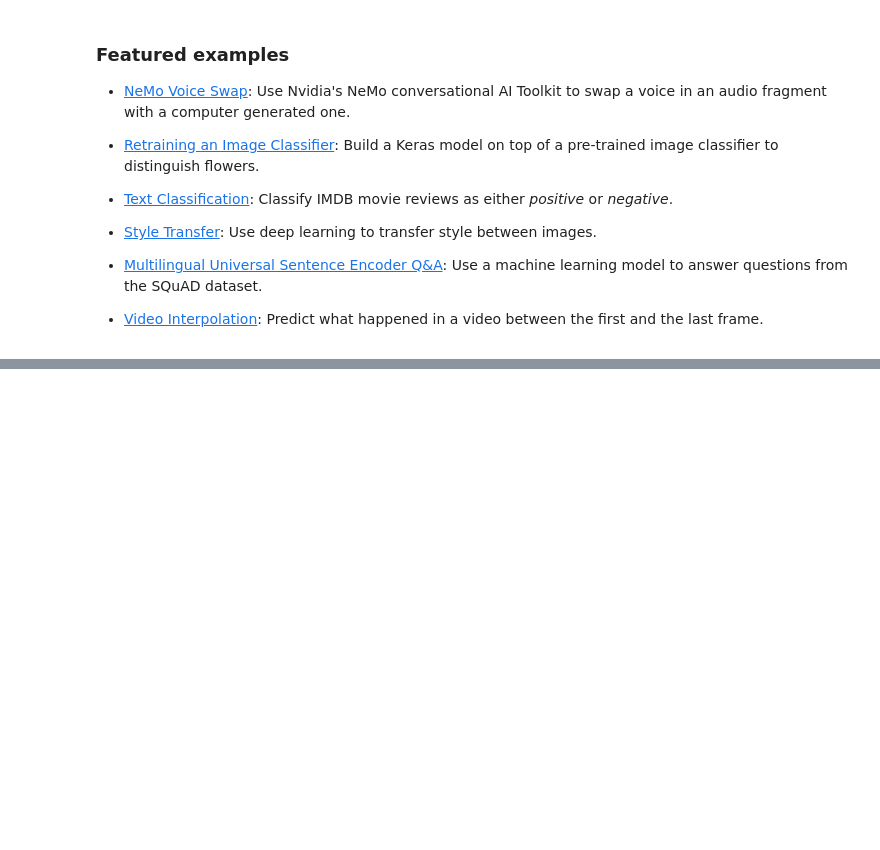
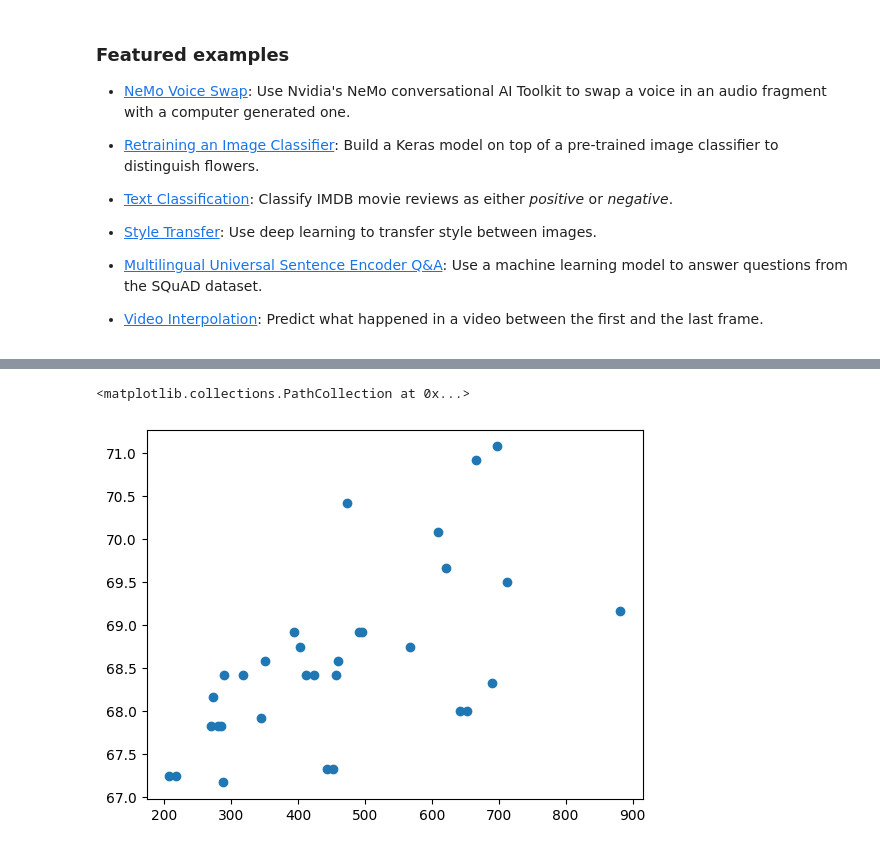
Before and after one commit to yeswanthchaganti/SVR, a Jupyter notebook: Welcome_To_Colaboratory.ipynb, the cells around one changed output, grey strips where cells are left out. Cells and saved outputs as stored; diff of their text form; code cells hidden in the pictures; blank space fills up the shorter version.

```diff
--- a/Welcome_To_Colaboratory.ipynb
+++ b/Welcome_To_Colaboratory.ipynb
@@ -216,0 +220,16 @@ data.plot.hist()
+# %%
+import pandas as pd
+import scipy.stats as stats
+data =pd.read_csv("nuclear.csv")
+df = data[['cost','date','t1','t2','cap']]
+df
+dm=df.fillna(df.mean())
+dm
+dm['date']=dm['date'].astype("int")
+dm
+d1=dm/dm.max()
+d1
+plt.scatter(df.iloc[:,0],df.iloc[:,1])
+# %% [output]
+<matplotlib.collections.PathCollection at 0x...>
+[figure, added]
```
Also changed, not shown: parts of 12 cells of this notebook.
